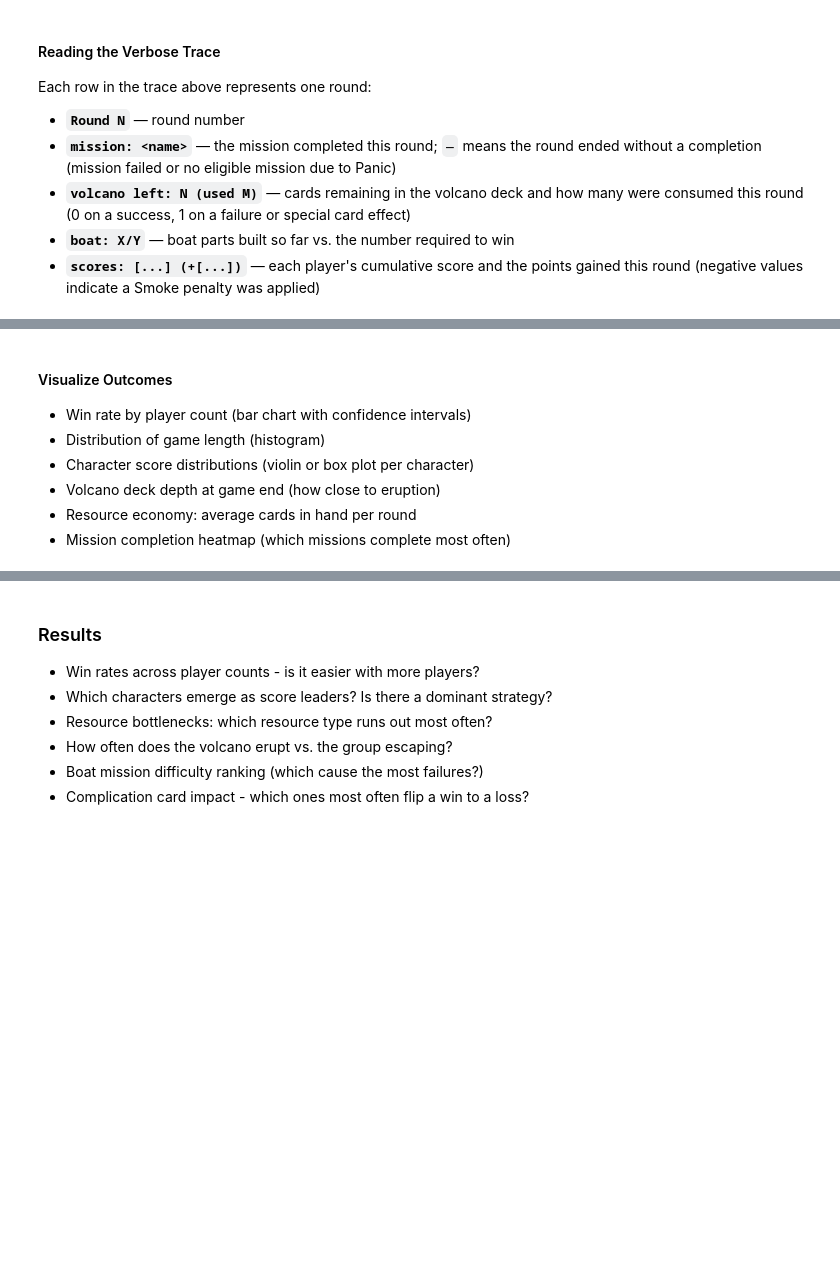
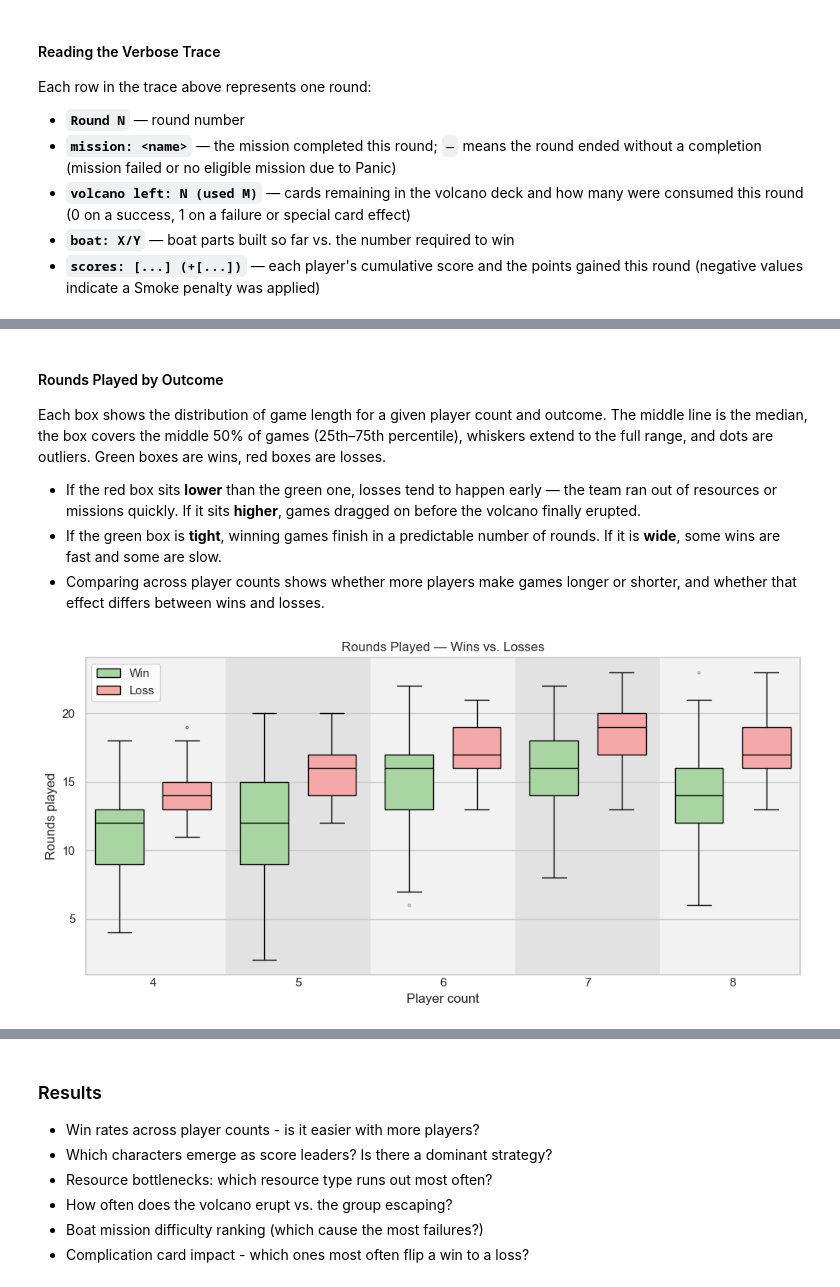
Before and after one commit to simo21-ss/volcano-rush, a Jupyter notebook: notebooks/simulation.ipynb, the cells around one changed output, grey strips where cells are left out. Saved outputs shown, nothing was run; the diff lists cells and outputs as text; code cells hidden in the pictures; blank space fills up the shorter version.

```diff
--- a/notebooks/simulation.ipynb
+++ b/notebooks/simulation.ipynb
@@ -273,11 +442,75 @@ Each row in the trace above represents one round:
 # %% [markdown]
-#### Visualize Outcomes
+#### Rounds Played by Outcome
 
-- Win rate by player count (bar chart with confidence intervals)
-- Distribution of game length (histogram)
-- Character score distributions (violin or box plot per character)
-- Volcano deck depth at game end (how close to eruption)
-- Resource economy: average cards in hand per round
-- Mission completion heatmap (which missions complete most often)
+Each box shows the distribution of game length for a given player count and outcome. The middle line is the median, the box covers the middle 50% of games (25th–75th percentile), whiskers extend to the full range, and dots are outliers. Green boxes are wins, red boxes are losses.
+
+- If the red box sits **lower** than the green one, losses tend to happen early — the team ran out of resources or missions quickly. If it sits **higher**, games dragged on before the volcano finally erupted.
+- If the green box is **tight**, winning games finish in a predictable number of rounds. If it is **wide**, some wins are fast and some are slow.
+- Comparing across player counts shows whether more players make games longer or shorter, and whether that effect differs between wins and losses.
 # %%
-# Plots
+win_rounds = [
+    results[(results["player_count"] == player_count) & (results["outcome"] == "win")]["rounds_played"].values
+    for player_count in PLAYER_COUNTS
+]
+loss_rounds = [
+    results[(results["player_count"] == player_count) & (results["outcome"] == "loss")]["rounds_played"].values
+    for player_count in PLAYER_COUNTS
+]
+
+player_count_labels = PLAYER_COUNTS.astype(str)
+group_centers = np.arange(len(PLAYER_COUNTS)) * 3
+box_width = 1.0
+box_offset = 0.7
+positions_win = group_centers - box_offset
+positions_loss = group_centers + box_offset
+
+x_padding = box_offset + box_width / 2 + 0.2
+x_min = group_centers[0] - x_padding
+x_max = group_centers[-1] + x_padding
+
+midpoints = (group_centers[:-1] + group_centers[1:]) / 2
+band_edges = np.concatenate([[x_min], midpoints, [x_max]])
+
+band_colors = ["#f2f2f2", "#e2e2e2"]
+
+plt.figure(figsize = (10, 5))
+plt.gca().xaxis.grid(False)
+
+for i in range(len(group_centers)):
+    plt.axvspan(band_edges[i], band_edges[i + 1], color = band_colors[i % 2], zorder = 0)
+
+bp_win = plt.boxplot(
+    win_rounds,
+    positions    = positions_win,
+    widths       = box_width,
+    patch_artist = True,
+    boxprops     = {"facecolor": "#a8d5a2", "color": "black"},
+    medianprops  = {"color": "black"},
+    flierprops   = {"marker": "o", "markersize": 2, "alpha": 0.3},
+    whiskerprops = {"color": "black"},
+    capprops     = {"color": "black"},
+)
+bp_loss = plt.boxplot(
+    loss_rounds,
+    positions    = positions_loss,
+    widths       = box_width,
+    patch_artist = True,
+    boxprops     = {"facecolor": "#f4a9a8", "color": "black"},
+    medianprops  = {"color": "black"},
+    flierprops   = {"marker": "o", "markersize": 2, "alpha": 0.3},
+    whiskerprops = {"color": "black"},
+    capprops     = {"color": "black"},
+)
+
+plt.xticks(group_centers, player_count_labels)
+plt.tick_params(axis = "x", length = 0)
+plt.xlim(x_min, x_max)
+plt.xlabel("Player count")
+plt.ylabel("Rounds played")
+plt.title("Rounds Played — Wins vs. Losses")
+plt.legend([bp_win["boxes"][0], bp_loss["boxes"][0]], ["Win", "Loss"])
+
+plt.tight_layout()
+plt.show()
+# %% [output]
+[figure, added]
```
Also changed, not shown: parts of 11 cells of this notebook.
